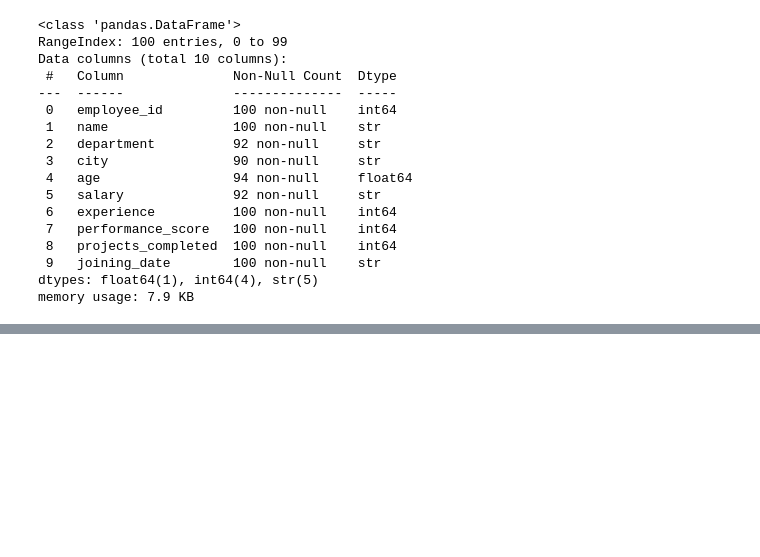
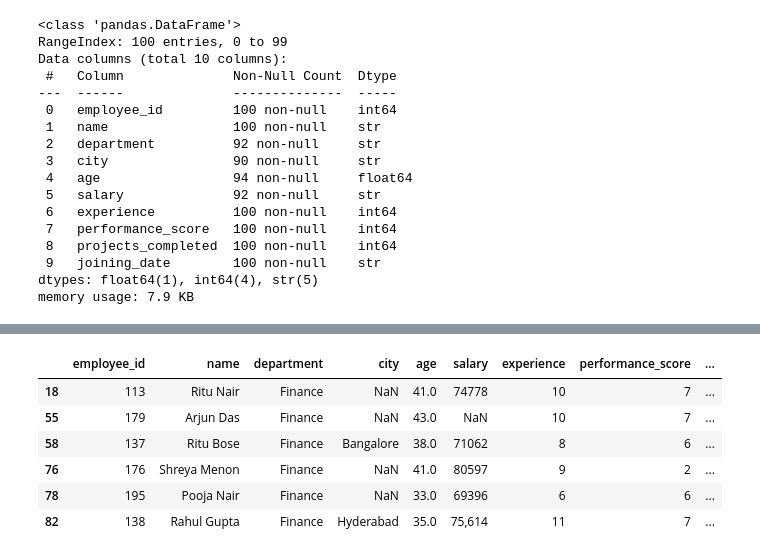
Before and after one commit to sanathecoder/PY, a Jupyter notebook: Pandas/pandas.ipynb, the cells around one changed output, grey strips where cells are left out. Cells and saved outputs as stored; diff of their text form; code cells hidden in the pictures; blank space fills up the shorter version.

```diff
--- a/Pandas/pandas.ipynb
+++ b/Pandas/pandas.ipynb
@@ -152,3 +147,13 @@ df[ df["age"] > 40]
 | 124 | Deepak Verma | Data Science | Hyderabad | 41.0 | 86380 | 9 | 7 | 8 | ... |
 | 115 | Neha Reddy | Marketing | Chennai | 43.0 | NaN | 12 | 4 | 10 | ... |
 | 152 | Kavya Joshi | Marketing | Delhi | 44.0 | 69499 | 10 | 7 | 4 | ... |
+# %%
+df[((df["department"] == "Finance") | (df["department"] == "Finance" )) & (df['age']>30) & (df['experience'] > 5)]
+# %% [output]
+|  | employee_id | name | department | city | age | salary | experience | performance_score | ... |
+| 18 | 113 | Ritu Nair | Finance | NaN | 41.0 | 74778 | 10 | 7 | ... |
+| 55 | 179 | Arjun Das | Finance | NaN | 43.0 | NaN | 10 | 7 | ... |
+| 58 | 137 | Ritu Bose | Finance | Bangalore | 38.0 | 71062 | 8 | 6 | ... |
+| 76 | 176 | Shreya Menon | Finance | NaN | 41.0 | 80597 | 9 | 2 | ... |
+| 78 | 195 | Pooja Nair | Finance | NaN | 33.0 | 69396 | 6 | 6 | ... |
+| 82 | 138 | Rahul Gupta | Finance | Hyderabad | 35.0 | 75,614 | 11 | 7 | ... |
```
Also changed, not shown: parts of 14 cells of this notebook.
